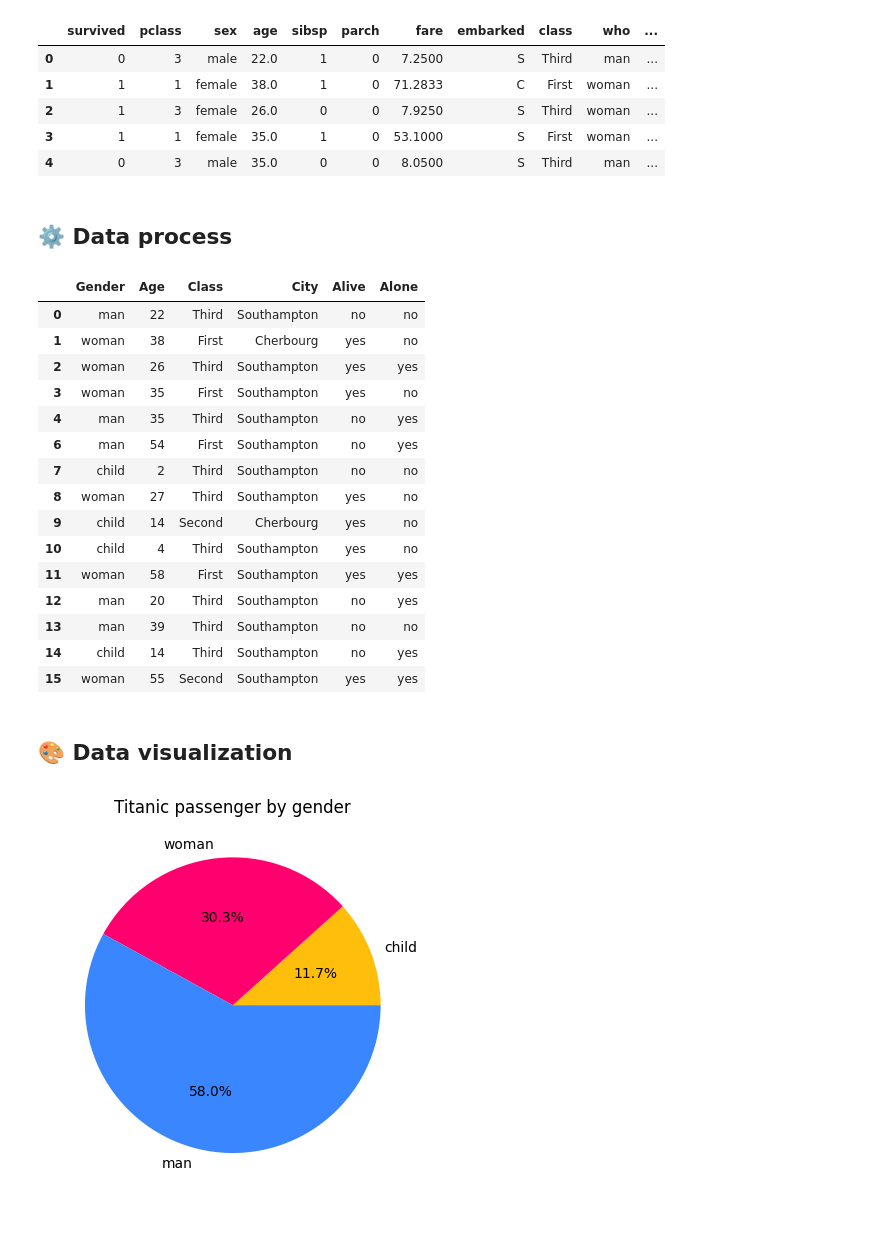
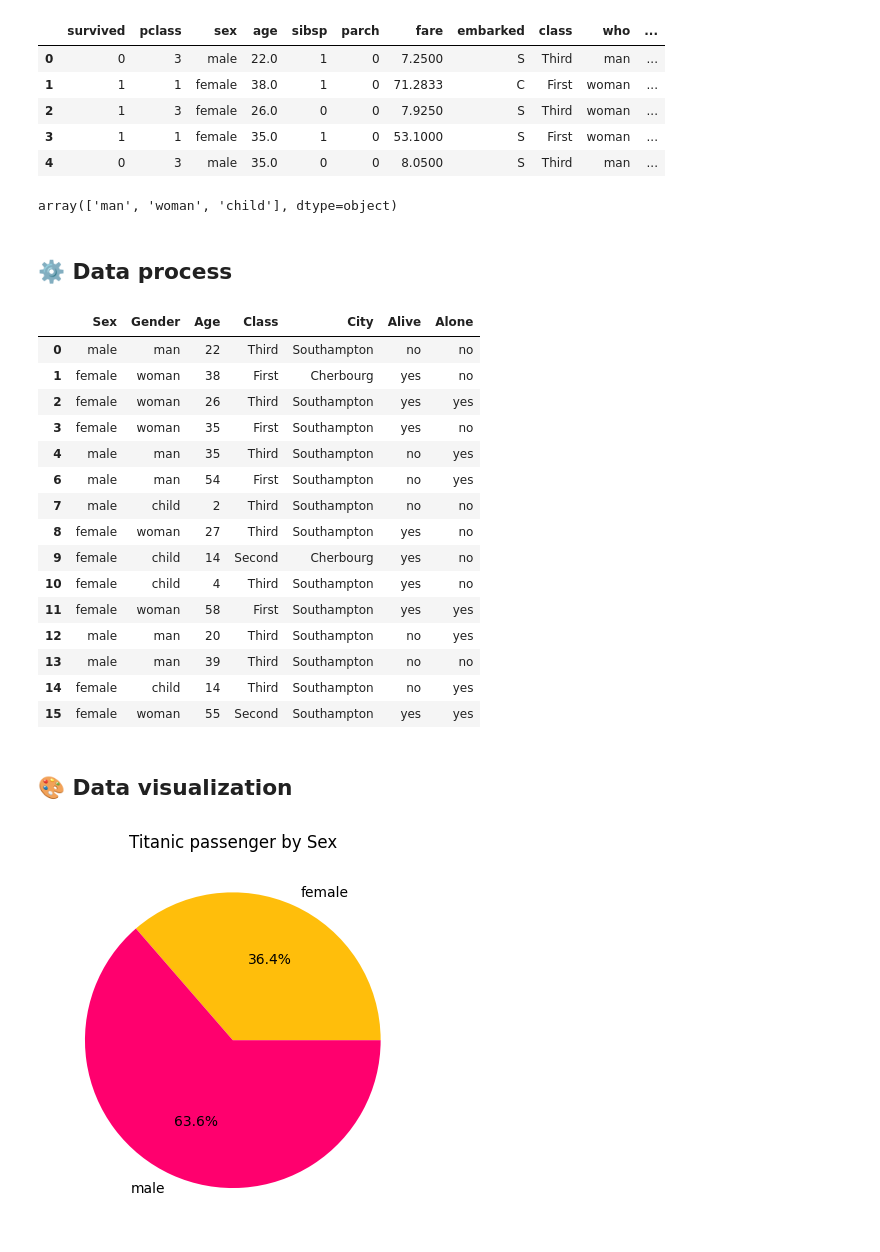
Before and after one commit to ranjith-rjh/ranjith-rjh.github.io, a Jupyter notebook: assets/documents/Dataviz/Dataviz_Python.ipynb, the cells around one changed output. Saved outputs shown, nothing was run; the diff lists cells and outputs as text; code cells hidden in the pictures.

```diff
--- a/assets/documents/Dataviz/Dataviz_Python.ipynb
+++ b/assets/documents/Dataviz/Dataviz_Python.ipynb
@@ -18,13 +18,20 @@ df_titanic_raw.head()
 | 2 | 1 | 3 | female | 26.0 | 0 | 0 | 7.9250 | S | Third | woman | ... |
 | 3 | 1 | 1 | female | 35.0 | 1 | 0 | 53.1000 | S | First | woman | ... |
 | 4 | 0 | 3 | male | 35.0 | 0 | 0 | 8.0500 | S | Third | man | ... |
+# %%
+df_titanic_raw[
+    'who'
+].unique()
+# %% [output]
+array(['man', 'woman', 'child'], dtype=object)
 # %% [markdown]
 ## ⚙️ Data process
 # %%
 # Keeping only necessessary columns
 
 df_test_test_test_test_test_test_test_test_test_test_test_test_titanic = df_titanic_raw.copy()
-df_titanic = df_titanic[[
+df_titanic = df_titanic_raw[[
+    'sex',
     'who',
     'age',
     'class',
@@ -50,36 +57,36 @@ df_titanic['Alone'] = np.where(df_titanic['Alone'] == True, 'yes', 'no')
 
 df_titanic.head(15)
 # %% [output]
-|  | Gender | Age | Class | City | Alive | Alone |
-| 0 | man | 22 | Third | Southampton | no | no |
-| 1 | woman | 38 | First | Cherbourg | yes | no |
-| 2 | woman | 26 | Third | Southampton | yes | yes |
-| 3 | woman | 35 | First | Southampton | yes | no |
-| 4 | man | 35 | Third | Southampton | no | yes |
-| 6 | man | 54 | First | Southampton | no | yes |
-| 7 | child | 2 | Third | Southampton | no | no |
-| 8 | woman | 27 | Third | Southampton | yes | no |
-| 9 | child | 14 | Second | Cherbourg | yes | no |
-| 10 | child | 4 | Third | Southampton | yes | no |
-| 11 | woman | 58 | First | Southampton | yes | yes |
-| 12 | man | 20 | Third | Southampton | no | yes |
-| 13 | man | 39 | Third | Southampton | no | no |
-| 14 | child | 14 | Third | Southampton | no | yes |
-| 15 | woman | 55 | Second | Southampton | yes | yes |
+|  | Sex | Gender | Age | Class | City | Alive | Alone |
+| 0 | male | man | 22 | Third | Southampton | no | no |
+| 1 | female | woman | 38 | First | Cherbourg | yes | no |
+| 2 | female | woman | 26 | Third | Southampton | yes | yes |
+| 3 | female | woman | 35 | First | Southampton | yes | no |
+| 4 | male | man | 35 | Third | Southampton | no | yes |
+| 6 | male | man | 54 | First | Southampton | no | yes |
+| 7 | male | child | 2 | Third | Southampton | no | no |
+| 8 | female | woman | 27 | Third | Southampton | yes | no |
+| 9 | female | child | 14 | Second | Cherbourg | yes | no |
+| 10 | female | child | 4 | Third | Southampton | yes | no |
+| 11 | female | woman | 58 | First | Southampton | yes | yes |
+| 12 | male | man | 20 | Third | Southampton | no | yes |
+| 13 | male | man | 39 | Third | Southampton | no | no |
+| 14 | female | child | 14 | Third | Southampton | no | yes |
+| 15 | female | woman | 55 | Second | Southampton | yes | yes |
 # %% [markdown]
 ## 🎨 Data visualization
 # %%
 fig, ax = plt.subplots()
 
 ax.pie(
-    df_titanic['Gender'].value_counts().sort_values().values,
-    labels = df_titanic['Gender'].value_counts().sort_values().index,
+    df_titanic['Sex'].value_counts().sort_values().values,
+    labels = df_titanic['Sex'].value_counts().sort_values().index,
     colors=['#ffbe0b', '#ff006e', '#3a86ff'],
     autopct='%1.1f%%'
 )
 
-plt.title('Titanic passenger by gender')
+plt.title('Titanic passenger by Sex')
 
 plt.show()
 # %% [output]
-[figure, old version]
+[figure, new version]
```
Also changed, not shown: parts of 6 cells of this notebook.
